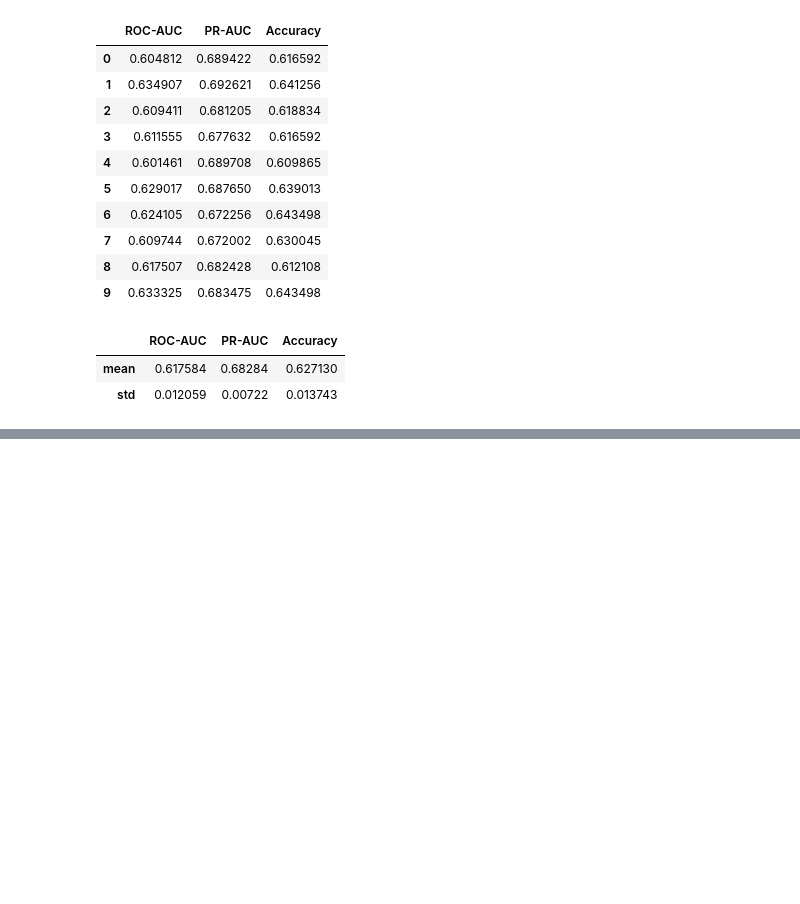
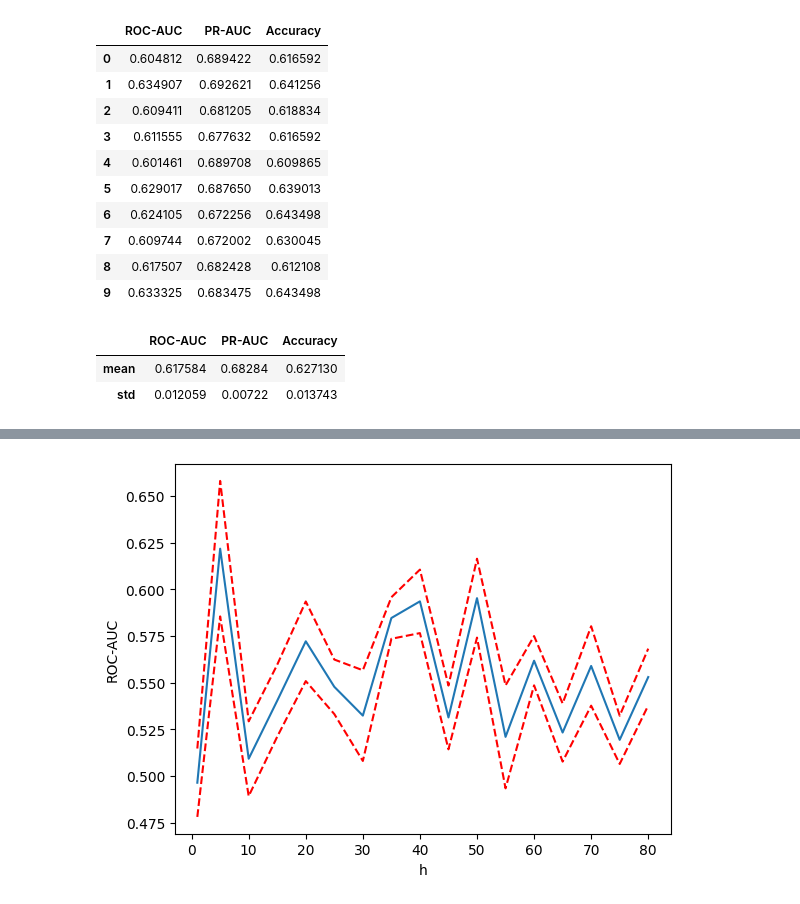
Before and after one commit to aayugay99/ts2vec_irregular_ts, a Jupyter notebook: weighted_loss.ipynb, the cells around one changed output, grey strips where cells are left out. Saved outputs shown, nothing was run; the diff lists cells and outputs as text; code cells hidden in the pictures; blank space fills up the shorter version.

```diff
--- a/weighted_loss.ipynb
+++ b/weighted_loss.ipynb
@@ -536,0 +528,8 @@ Text(0, 0.5, 'PR-AUC')
+# %%
+# defalut without sqrt
+files = glob.glob("experiments_h_results/new_default/*.csv")
+
+res = get_df(files)
+plot_df(res)
+# %% [output]
+[figure, added]
```
Also changed, not shown: parts of 11 cells of this notebook.
